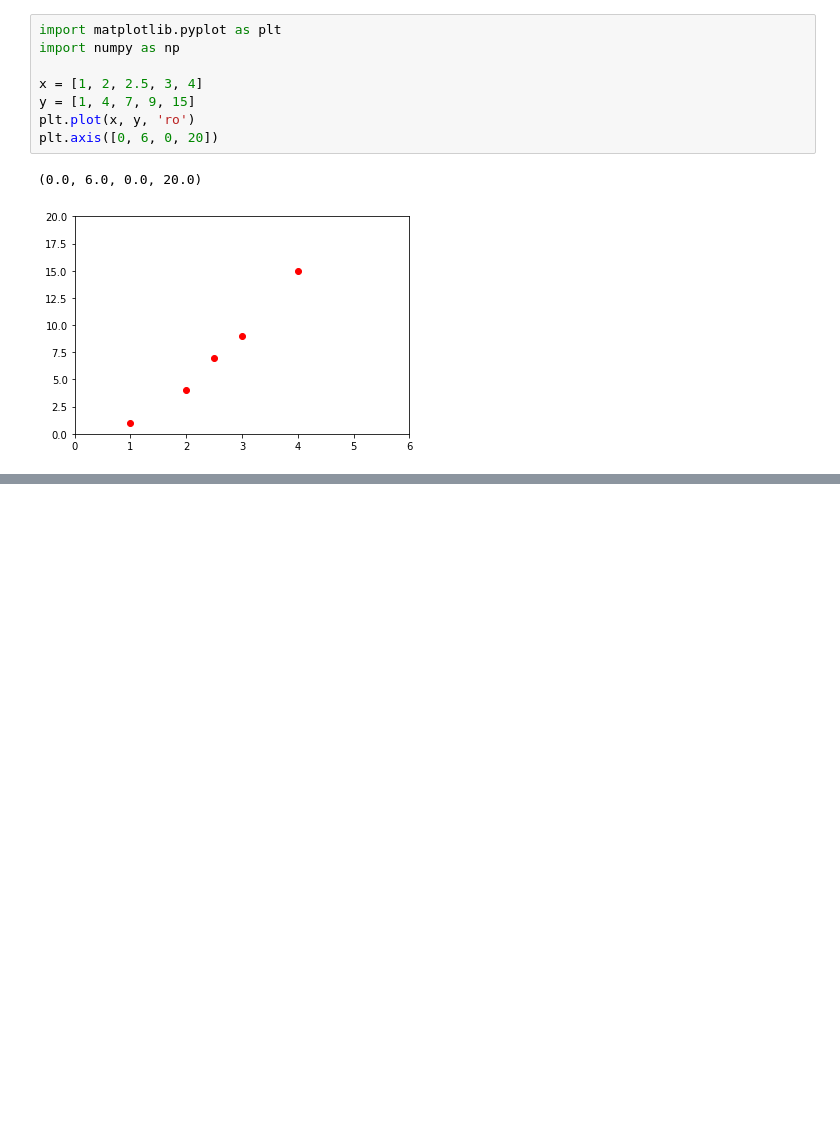
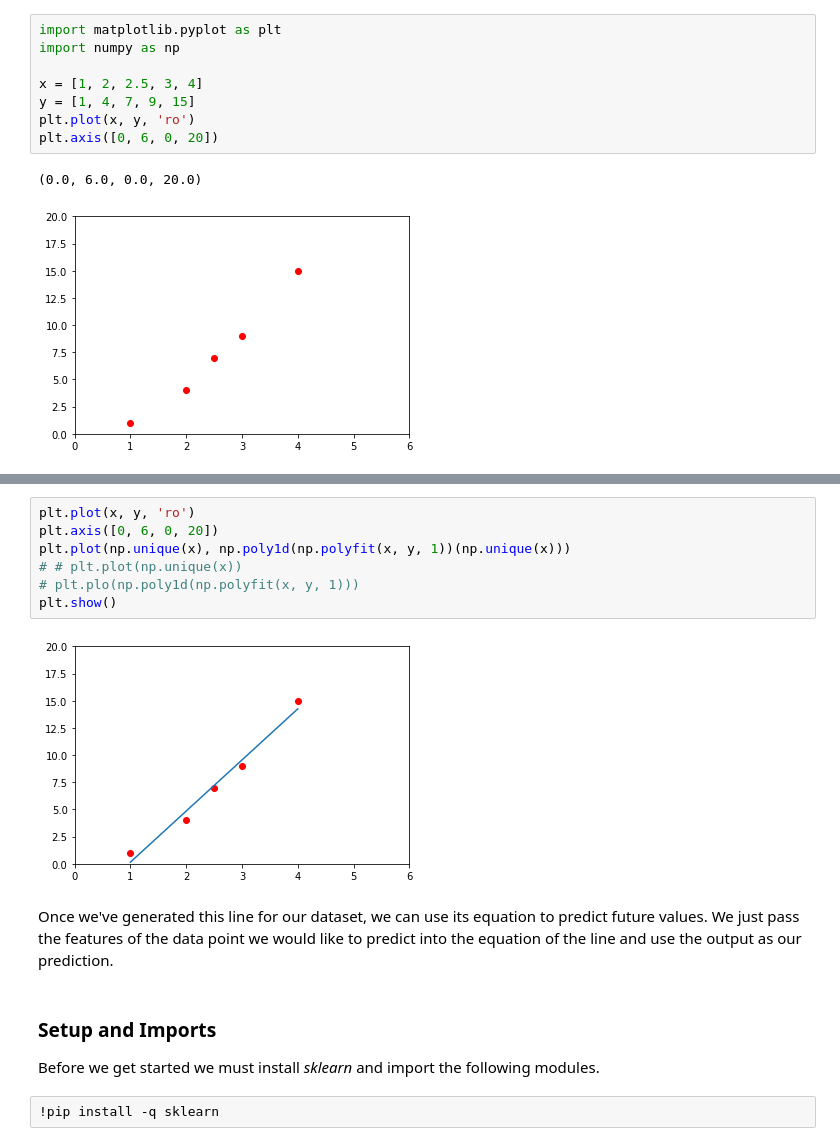
Before and after one commit to davidzheng66/python3, a Jupyter notebook: tensorflow2/3-core-learning-algorithms.ipynb, the cells around one changed output, grey strips where cells are left out. Drawn from its saved outputs; the diff is of its cells as text; blank space fills up the shorter version.

```diff
--- a/tensorflow2/3-core-learning-algorithms.ipynb
+++ b/tensorflow2/3-core-learning-algorithms.ipynb
@@ -38,0 +49,16 @@ plt.axis([0, 6, 0, 20])
+# %%
+plt.plot(x, y, 'ro')
+plt.axis([0, 6, 0, 20])
+plt.plot(np.unique(x), np.poly1d(np.polyfit(x, y, 1))(np.unique(x)))
+# # plt.plot(np.unique(x))
+# plt.plo(np.poly1d(np.polyfit(x, y, 1)))
+plt.show()
+# %% [output]
+[figure, added]
+# %% [markdown]
+Once we've generated this line for our dataset, we can use its equation to predict future values. We just pass the features of the data point we would like to predict into the equation of the line and use the output as our prediction.
+# %% [markdown]
+### Setup and Imports
+Before we get started we must install *sklearn* and import the following modules.
+# %%
+!pip install -q sklearn
```
Also changed, not shown: parts of 61 cells of this notebook.
